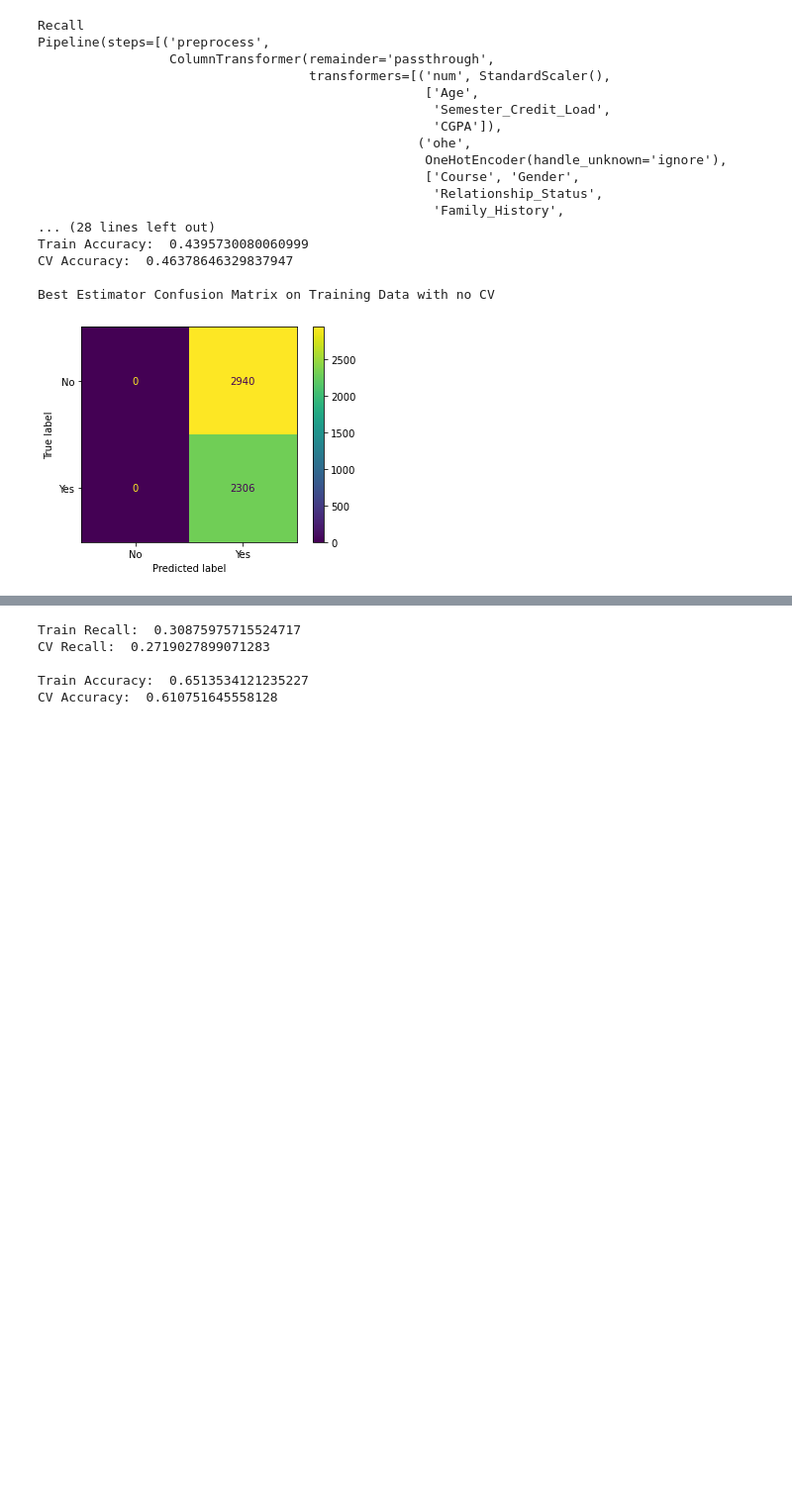
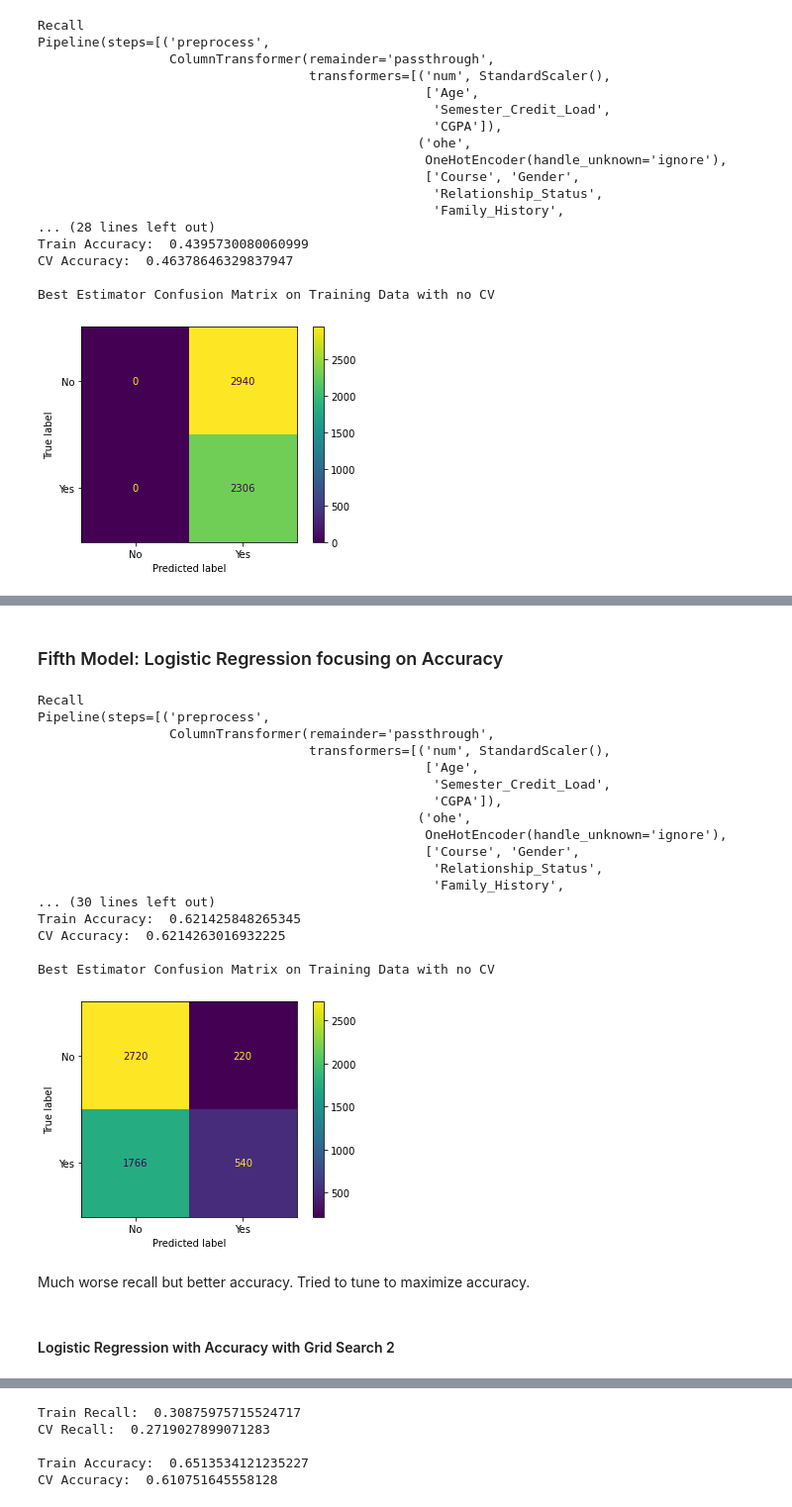
Before and after one commit to rbdaly16/Student-Mental-Health-Analysis, a Jupyter notebook: scratch_notebooks/Current Nbk.ipynb, the cells around one changed output, grey strips where cells are left out. Shown at 99% size. Cells and saved outputs as stored; diff of their text form; code cells hidden in the pictures; blank space fills up the shorter version.

```diff
--- a/scratch_notebooks/Current Nbk.ipynb
+++ b/scratch_notebooks/Current Nbk.ipynb
@@ -933,0 +1069,2 @@ Best Estimator Confusion Matrix on Training Data with no CV
+# %% [markdown]
+### Fifth Model: Logistic Regression focusing on Accuracy
@@ -933,0 +1088,29 @@ Best Estimator Confusion Matrix on Training Data with no CV
+# %%
+# Load the pickled model
+with open('../pickled_models/logreg_random1_acc_best.pkl', 'rb') as f:
+    logreg_random1_acc_best = pickle.load(f)
+# %%
+grid_results(logreg_random1_acc_best)
+# %% [output]
+Recall
+Pipeline(steps=[('preprocess',
+                 ColumnTransformer(remainder='passthrough',
+                                   transformers=[('num', StandardScaler(),
+                                                  ['Age',
+                                                   'Semester_Credit_Load',
+                                                   'CGPA']),
+                                                 ('ohe',
+                                                  OneHotEncoder(handle_unknown='ignore'),
+                                                  ['Course', 'Gender',
+                                                   'Relationship_Status',
+                                                   'Family_History',
+... (30 lines left out)
+Train Accuracy:  0.621425848265345
+CV Accuracy:  0.6214263016932225
+
+Best Estimator Confusion Matrix on Training Data with no CV
+[figure, added]
+# %% [markdown]
+Much worse recall but better accuracy. Tried to tune to maximize accuracy.
+# %% [markdown]
+#### Logistic Regression with Accuracy with Grid Search 2
```
Also changed, not shown: parts of 79 cells of this notebook.
